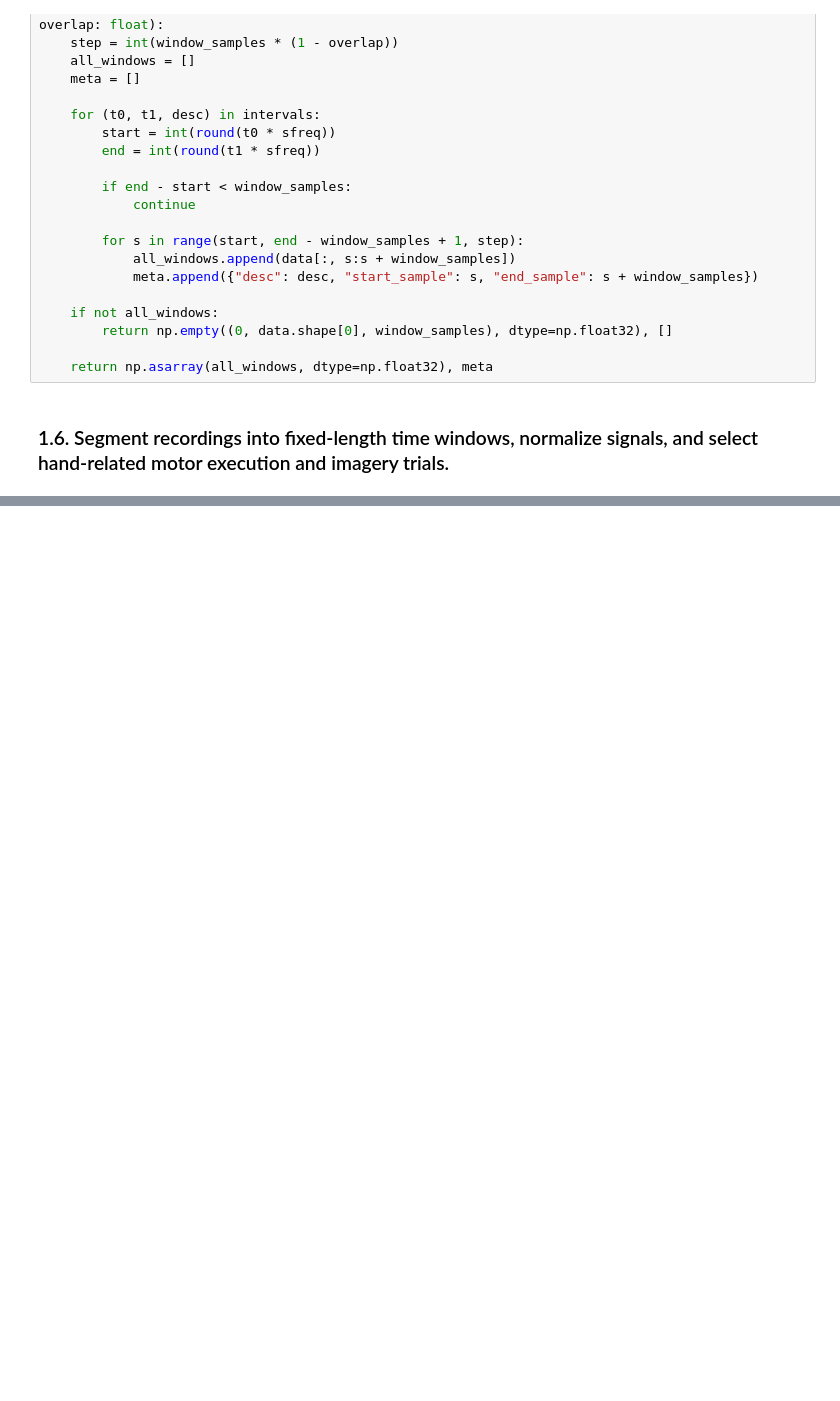
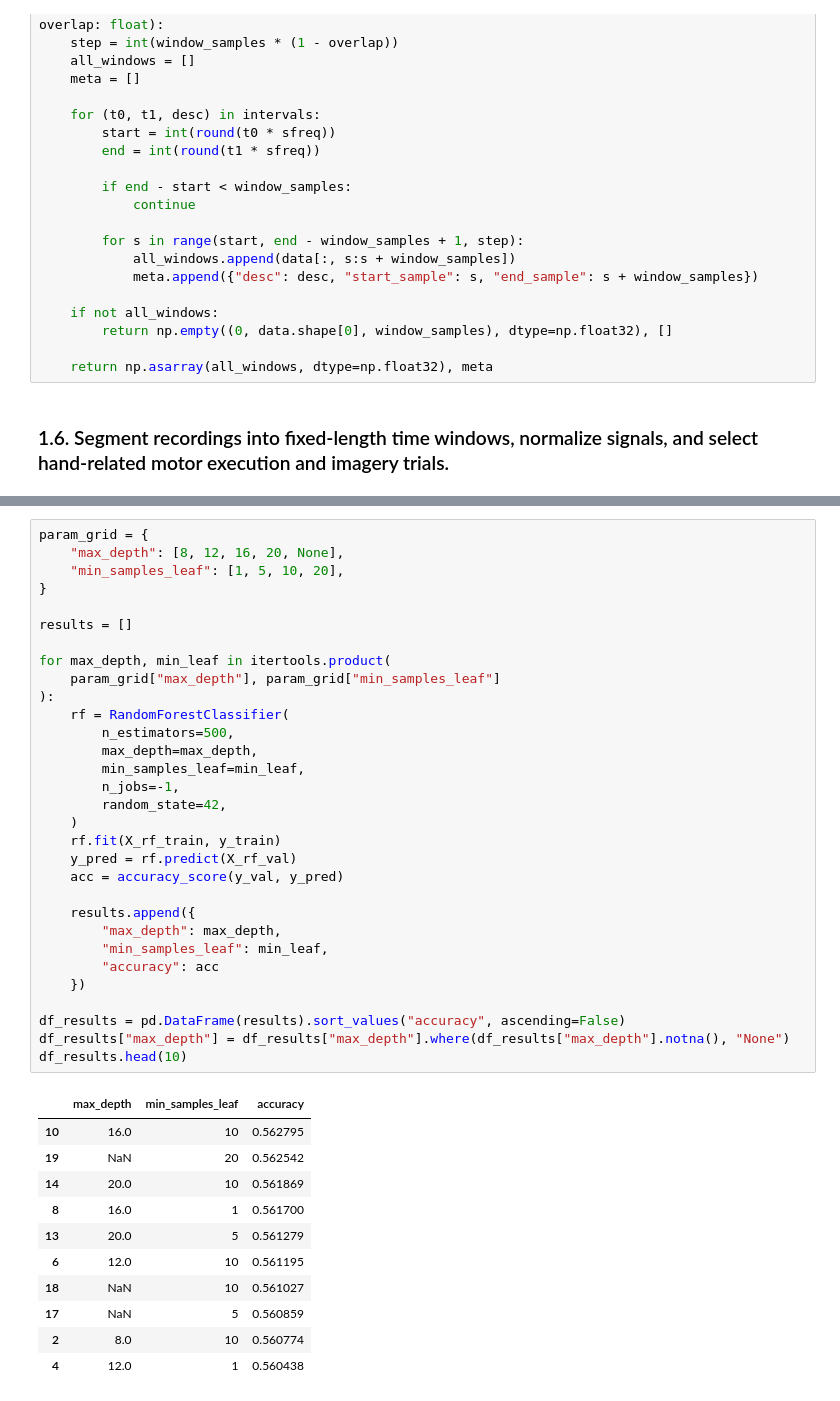
Before and after one commit to miletovaa/eeg-movement-classificator, a Jupyter notebook: main.ipynb, the cells around one changed output, grey strips where cells are left out. Drawn from its saved outputs; the diff is of its cells as text; blank space fills up the shorter version.

```diff
--- a/main.ipynb
+++ b/main.ipynb
@@ -290,0 +466,43 @@ print("Saved to:", OUTPUT_DIR)
+# %%
+param_grid = {
+    "max_depth": [8, 12, 16, 20, None],
+    "min_samples_leaf": [1, 5, 10, 20],
+}
+
+results = []
+
+for max_depth, min_leaf in itertools.product(
+    param_grid["max_depth"], param_grid["min_samples_leaf"]
+):
+    rf = RandomForestClassifier(
+        n_estimators=500,
+        max_depth=max_depth,
+        min_samples_leaf=min_leaf,
+        n_jobs=-1,
+        random_state=42,
+    )
+    rf.fit(X_rf_train, y_train)
+    y_pred = rf.predict(X_rf_val)
+    acc = accuracy_score(y_val, y_pred)
+
+    results.append({
+        "max_depth": max_depth,
+        "min_samples_leaf": min_leaf,
+        "accuracy": acc
+    })
+
+df_results = pd.DataFrame(results).sort_values("accuracy", ascending=False)
+df_results["max_depth"] = df_results["max_depth"].where(df_results["max_depth"].notna(), "None")
+df_results.head(10)
+# %% [output]
+|  | max_depth | min_samples_leaf | accuracy |
+| 10 | 16.0 | 10 | 0.562795 |
+| 19 | NaN | 20 | 0.562542 |
+| 14 | 20.0 | 10 | 0.561869 |
+| 8 | 16.0 | 1 | 0.561700 |
+| 13 | 20.0 | 5 | 0.561279 |
+| 6 | 12.0 | 10 | 0.561195 |
+| 18 | NaN | 10 | 0.561027 |
+| 17 | NaN | 5 | 0.560859 |
+| 2 | 8.0 | 10 | 0.560774 |
+| 4 | 12.0 | 1 | 0.560438 |
```
Also changed, not shown: parts of 12 cells of this notebook.
